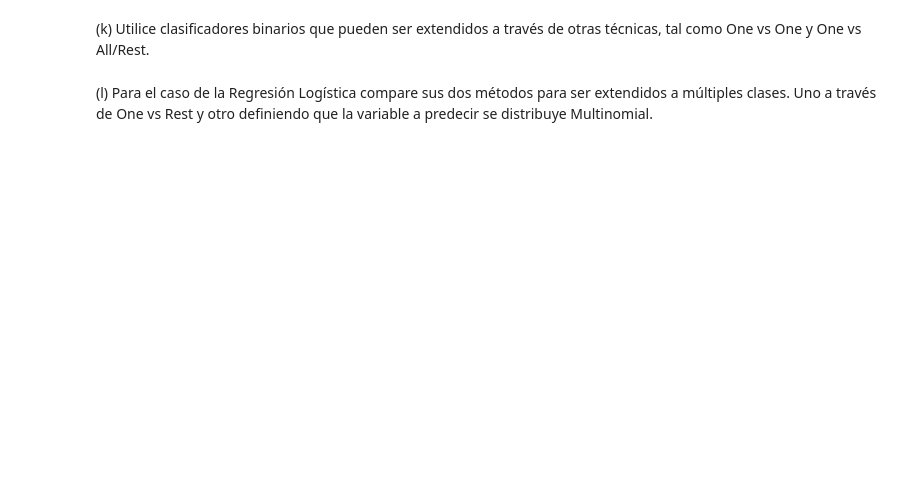
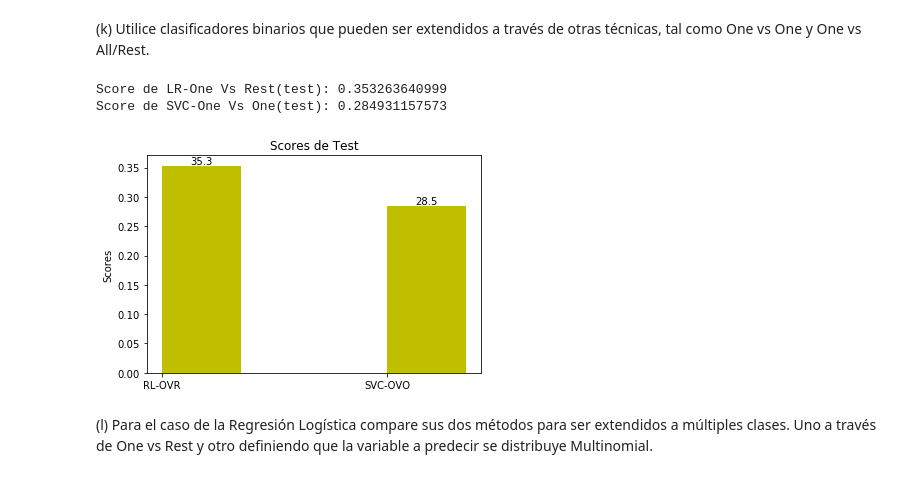
Before and after one commit to AlfredoAlfi/MachineLearning2, a Jupyter notebook: Tarea2_Machine_Learning.ipynb, the cells around one changed output. Drawn from its saved outputs; the diff is of its cells as text; code cells hidden in the pictures; blank space fills up the shorter version.

```diff
--- a/Tarea2_Machine_Learning.ipynb
+++ b/Tarea2_Machine_Learning.ipynb
@@ -496,3 +856,73 @@ classif.fit(X, Y)
+# %%
+from sklearn.multiclass import OneVsRestClassifier
+from sklearn.multiclass import OneVsOneClassifier
+
+from sklearn import svm
+from sklearn.linear_model import LogisticRegression
+#sklearn.svm.SVC ONE-VS-ONE
+#sklearn.linear_model.LogisticRegression (setting multi_class=”ovr”) ONE-VS-ALL
+modelLR = LogisticRegression(multi_class='ovr')
+modelLR.fit(freqID, mcod_train)
+predTestLR = modelLR.predict(freqIDT)
+errorTestLR = accuracy_score(predTestLR,mcod_test)
+print("Score de LR-One Vs Rest(test): "+str(errorTestLR))
+
+modelSVC = svm.SVC()
+classif = OneVsRestClassifier(modelSVC)
+classif.fit(freqID, mcod_train)
+predTestSVC_OVO = classif.predict(freqIDT)
+errorTestSVC_OVO = accuracy_score(predTestSVC_OVO,mcod_test)
+print("Score de SVC-One Vs One(test): "+str(errorTestSVC_OVO))
+
+
+"""
+========
+Barchart
+========
+
+A bar plot with errorbars and height labels on individual bars
+"""
+import numpy as np
+import matplotlib.pyplot as plt
+
+N = 2
+#train_s = (errorTrainSVC, errorTrainLR, errorTrainDTC, errorTrainBNB, errorTrainMNB)
+
+ind = np.arange(N)  # the x locations for the groups
+width = 0.35       # the width of the bars
+
+fig, ax = plt.subplots()
+#rects1 = ax.bar(ind, train_s, width, color='r')
+
+test_s = (errorTestLR, errorTestSVC_OVO)
+rects2 = ax.bar(ind + width, test_s, width, color='y')
+
+# add some text for labels, title and axes ticks
+ax.set_ylabel('Scores')
+ax.set_title('Scores de Test')
+ax.set_xticks(ind + width / 2)
+ax.set_xticklabels(('RL-OVR', 'SVC-OVO',))
+
+
+
+def autolabel(rects):
+    """
+    Attach a text label above each bar displaying its height
+    """
+    for rect in rects:
+        height = rect.get_height()
+        ax.text(rect.get_x() + rect.get_width()/2., height,
+                '%.1f' % float(height*100),
+                ha='center', va='bottom')
+
+#autolabel(rects1)
+autolabel(rects2)
+
+plt.show()
+# %% [output]
+Score de LR-One Vs Rest(test): 0.353263640999
+Score de SVC-One Vs One(test): 0.284931157573
+[figure, added]
 # %% [markdown]
 <p>(l) Para el caso de la Regresión Logística compare sus dos métodos para ser extendidos a múltiples clases.
 Uno a través de One vs Rest y otro definiendo que la variable a predecir se distribuye Multinomial.</p>
```
Also changed, not shown: parts of 22 cells of this notebook, 1 other file.
